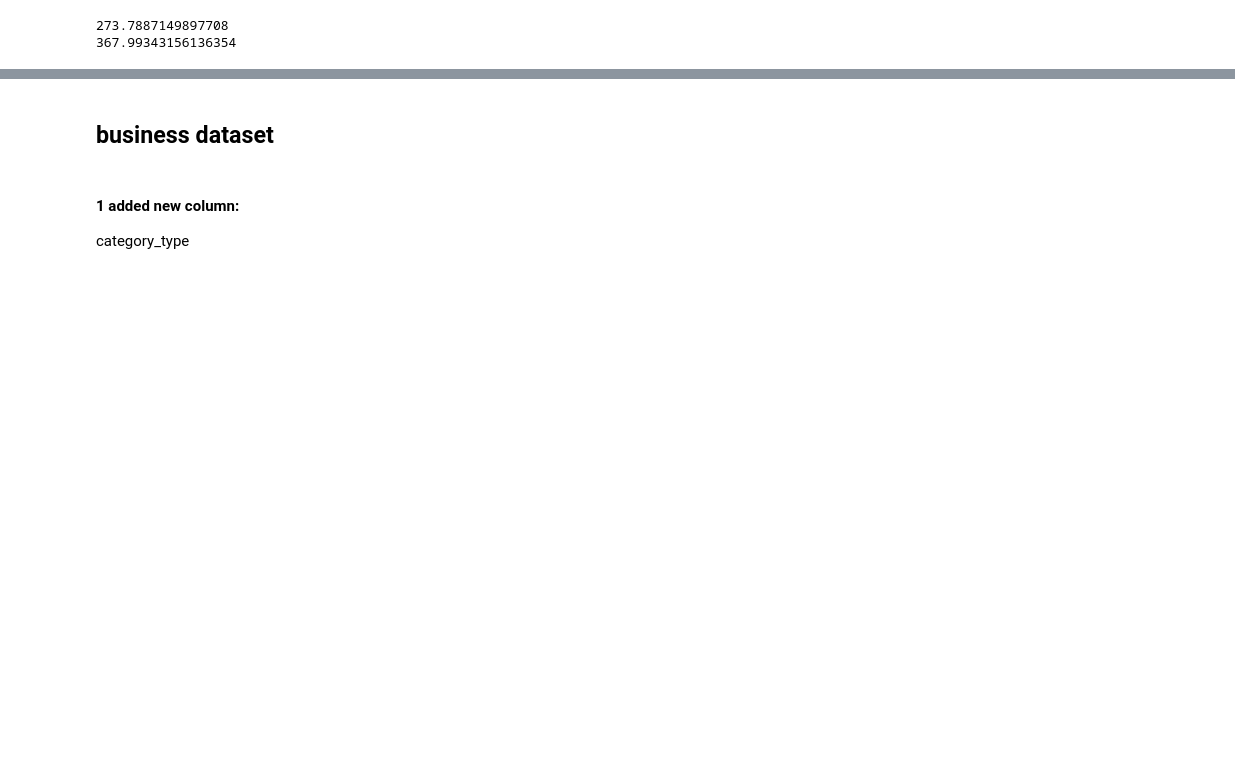
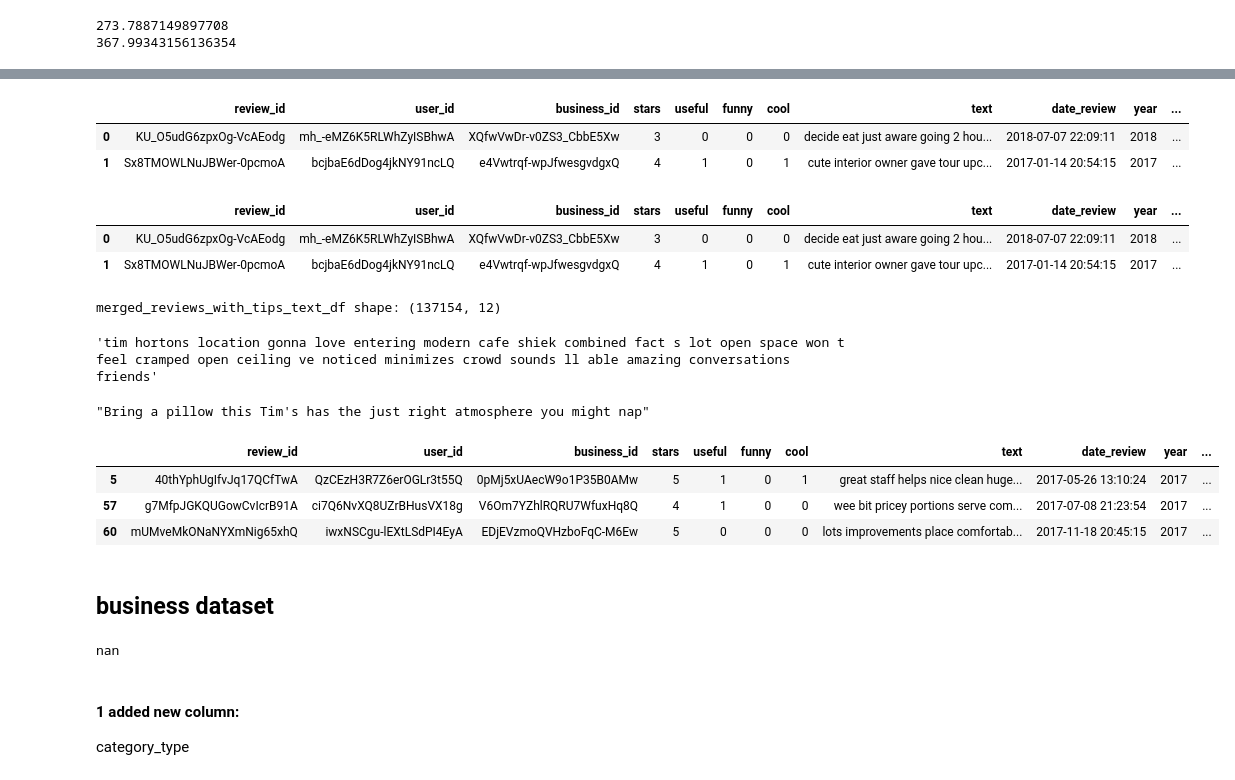
Before and after one commit to vanessageena/MTech-BAP, a Jupyter notebook: vanclean.ipynb, the cells around one changed output, grey strips where cells are left out. Cells and saved outputs as stored; diff of their text form; code cells hidden in the pictures; blank space fills up the shorter version.

```diff
--- a/vanclean.ipynb
+++ b/vanclean.ipynb
@@ -437,0 +572,22 @@ print(df_reviews_preprocessed[df_reviews_preprocessed['sentiment_bin']=="Negativ
+# %%
+# refine the merged dataframe, remove the new columns from tips dataset
+merged_df_reviews_tip = merged_df_reviews_tip[['review_id', 'user_id', 'business_id', 'stars', 'useful', 'funny',
+       'cool', 'text', 'date_review', 'year', 'text_length', 'tip_text']]
+
+reviews_with_tip_flag_df = merged_df_reviews_tip.copy()
+# add a simple boolean flag for "has_tip" when tip_text is not null
+reviews_with_tip_flag_df['has_tip'] = reviews_with_tip_flag_df['tip_text'].notna()
+reviews_with_tip_flag_df.head(2)
+# %% [output]
+|  | review_id | user_id | business_id | stars | useful | funny | cool | text | date_review | year | ... |
+| 0 | KU_O5udG6zpxOg-VcAEodg | mh_-eMZ6K5RLWhZyISBhwA | XQfwVwDr-v0ZS3_CbbE5Xw | 3 | 0 | 0 | 0 | decide eat just aware going 2 hou... | 2018-07-07 22:09:11 | 2018 | ... |
+| 1 | Sx8TMOWLNuJBWer-0pcmoA | bcjbaE6dDog4jkNY91ncLQ | e4Vwtrqf-wpJfwesgvdgxQ | 4 | 1 | 0 | 1 | cute interior owner gave tour upc... | 2017-01-14 20:54:15 | 2017 | ... |
+# %%
+# drop tip_text column, retain boolean flag
+reviews_with_tip_flag_df = reviews_with_tip_flag_df[['review_id', 'user_id', 'business_id', 'stars', 'useful', 'funny',
+       'cool', 'text', 'date_review', 'year', 'text_length','has_tip']]
+reviews_with_tip_flag_df.head(2)
+# %% [output]
+|  | review_id | user_id | business_id | stars | useful | funny | cool | text | date_review | year | ... |
+| 0 | KU_O5udG6zpxOg-VcAEodg | mh_-eMZ6K5RLWhZyISBhwA | XQfwVwDr-v0ZS3_CbbE5Xw | 3 | 0 | 0 | 0 | decide eat just aware going 2 hou... | 2018-07-07 22:09:11 | 2018 | ... |
+| 1 | Sx8TMOWLNuJBWer-0pcmoA | bcjbaE6dDog4jkNY91ncLQ | e4Vwtrqf-wpJfwesgvdgxQ | 4 | 1 | 0 | 1 | cute interior owner gave tour upc... | 2017-01-14 20:54:15 | 2017 | ... |
@@ -437,0 +596,22 @@ print(df_reviews_preprocessed[df_reviews_preprocessed['sentiment_bin']=="Negativ
+# %%
+# segregate and keep a small dataset of reviews with tip
+has_tipText = merged_df_reviews_tip['tip_text'].notna()
+merged_reviews_with_tips_text_df = merged_df_reviews_tip[has_tipText]
+print('merged_reviews_with_tips_text_df shape:', merged_reviews_with_tips_text_df.shape)
+# %% [output]
+merged_reviews_with_tips_text_df shape: (137154, 12)
+# %%
+merged_reviews_with_tips_text_df.iloc[43]['text']
+# %% [output]
+'tim hortons location gonna love entering modern cafe shiek combined fact s lot open space won t feel cramped open ceiling ve noticed minimizes crowd sounds ll able amazing conversations friends'
+# %%
+merged_reviews_with_tips_text_df.iloc[43]['tip_text']
+# %% [output]
+"Bring a pillow this Tim's has the just right atmosphere you might nap"
+# %%
+merged_reviews_with_tips_text_df.head(3)
+# %% [output]
+|  | review_id | user_id | business_id | stars | useful | funny | cool | text | date_review | year | ... |
+| 5 | 40thYphUgIfvJq17QCfTwA | QzCEzH3R7Z6erOGLr3t55Q | 0pMj5xUAecW9o1P35B0AMw | 5 | 1 | 0 | 1 | great staff helps nice clean huge... | 2017-05-26 13:10:24 | 2017 | ... |
+| 57 | g7MfpJGKQUGowCvIcrB91A | ci7Q6NvXQ8UZrBHusVX18g | V6Om7YZhlRQRU7WfuxHq8Q | 4 | 1 | 0 | 0 | wee bit pricey portions serve com... | 2017-07-08 21:23:54 | 2017 | ... |
+| 60 | mUMveMkONaNYXmNig65xhQ | iwxNSCgu-lEXtLSdPI4EyA | EDjEVzmoQVHzboFqC-M6Ew | 5 | 0 | 0 | 0 | lots improvements place comfortab... | 2017-11-18 20:45:15 | 2017 | ... |
@@ -446,6 +628,11 @@ with open("yelp_food_businesses.json", "r") as f:
 
 # Flatten / normalize JSON
 df_biz = pd.json_normalize(df_biz)
+# %%
+# len(df_biz.columns)
+df_biz.iloc[55]['attributes.WiFi']
+# %% [output]
+nan
 # %% [markdown]
 #### 1 added new column:
 category_type
```
Also changed, not shown: parts of 25 cells of this notebook, 1 other file.
